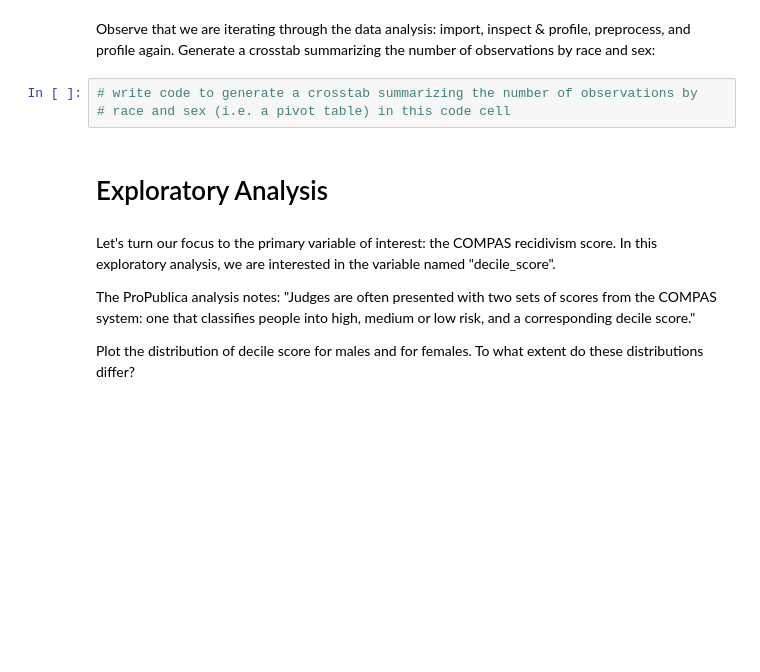
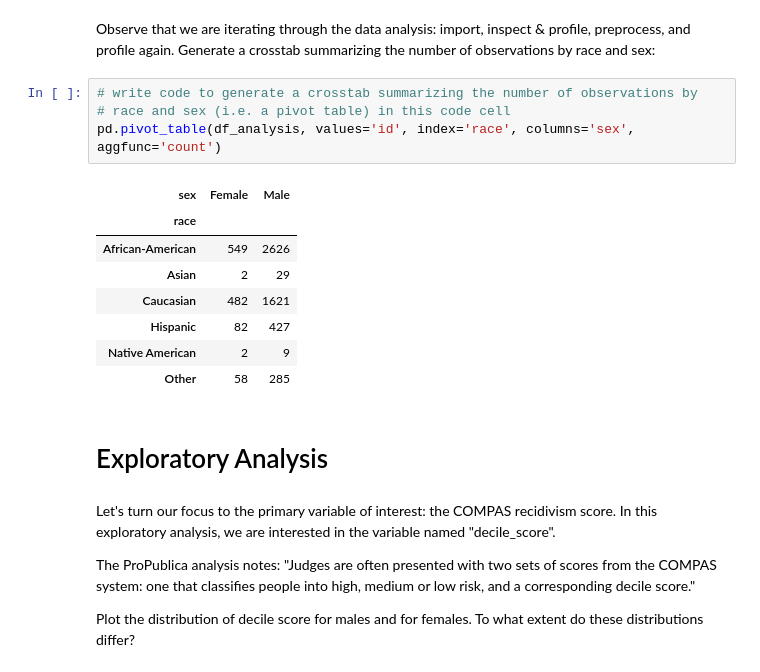
Before and after one commit to kopokopok/ds202, a Jupyter notebook: lab_1.ipynb, the cells around one changed output. Cells and saved outputs as stored; diff of their text form; blank space fills up the shorter version.

```diff
--- a/lab_1.ipynb
+++ b/lab_1.ipynb
@@ -186,6 +207,16 @@ Observe that we are iterating through the data analysis: import, inspect & profi
 # %%
 # write code to generate a crosstab summarizing the number of observations by
 # race and sex (i.e. a pivot table) in this code cell
+pd.pivot_table(df_analysis, values='id', index='race', columns='sex', aggfunc='count')
+# %% [output]
+| sex | Female | Male |
+| race |  |  |
+| African-American | 549 | 2626 |
+| Asian | 2 | 29 |
+| Caucasian | 482 | 1621 |
+| Hispanic | 82 | 427 |
+| Native American | 2 | 9 |
+| Other | 58 | 285 |
 # %% [markdown]
 # Exploratory Analysis
 # %% [markdown]
```
Also changed, not shown: parts of 27 cells of this notebook, 1 other file.
